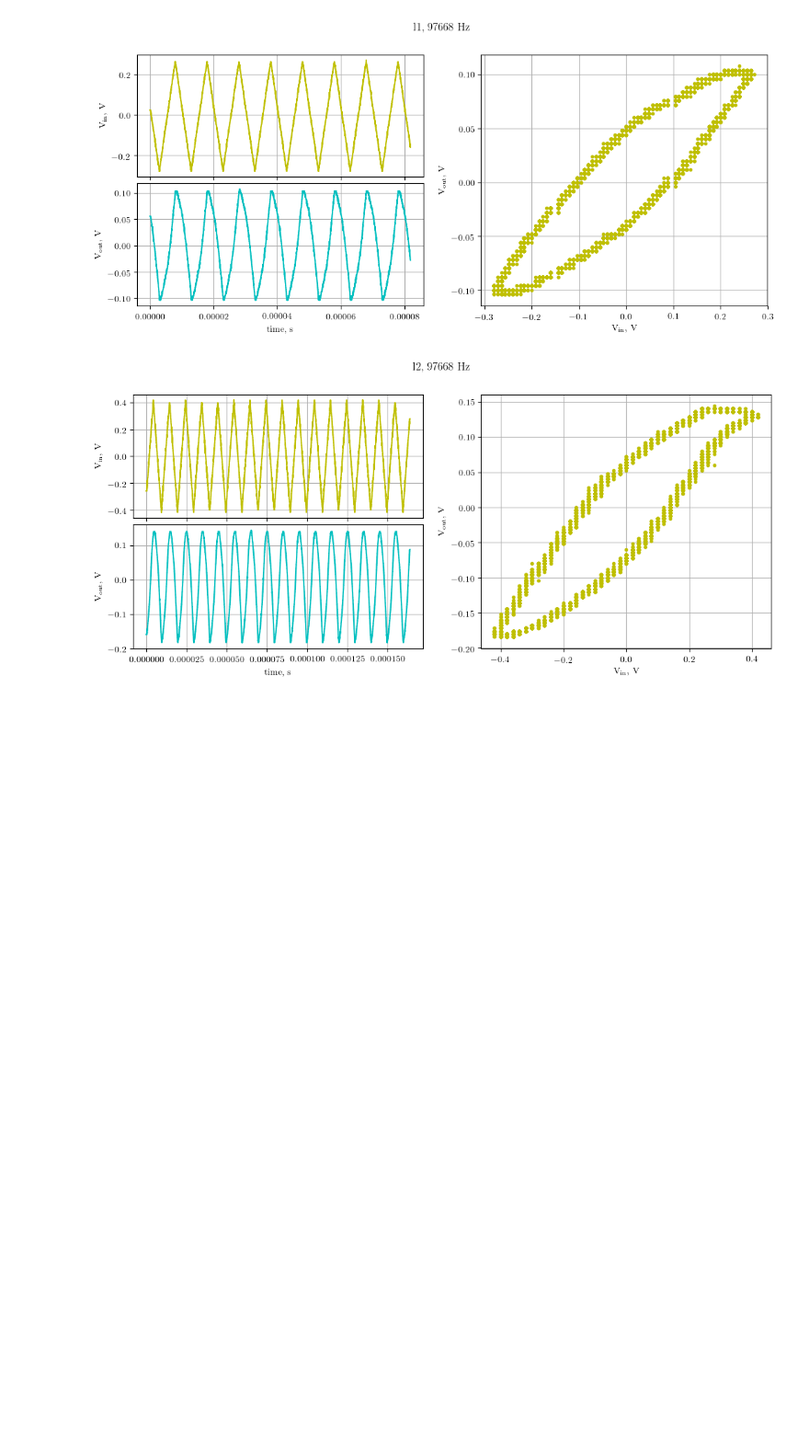
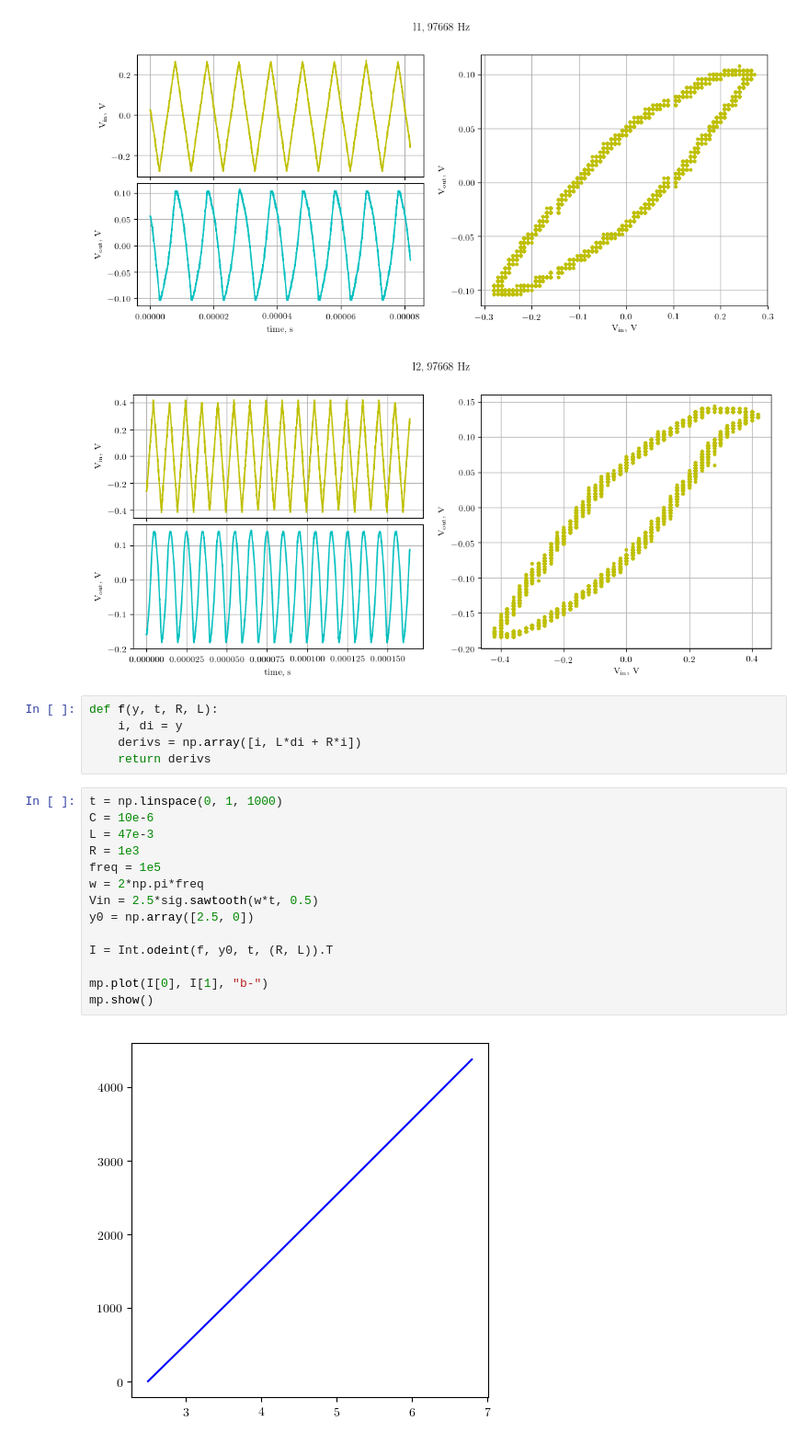
Before and after one commit to kvdomingo/AP185, a Jupyter notebook: E03/E03 data.ipynb, the cells around one changed output. Shown at 92% size. Saved outputs shown, nothing was run; the diff lists cells and outputs as text; blank space fills up the shorter version.

```diff
--- a/E03/E03 data.ipynb
+++ b/E03/E03 data.ipynb
@@ -58,3 +60,24 @@ for n in files:
 [figure]
 [figure]
 [figure]
+# %%
+def f(y, t, R, L):
+    i, di = y
+    derivs = np.array([i, L*di + R*i])
+    return derivs
+# %%
+t = np.linspace(0, 1, 1000)
+C = 10e-6
+L = 47e-3
+R = 1e3
+freq = 1e5
+w = 2*np.pi*freq
+Vin = 2.5*sig.sawtooth(w*t, 0.5)
+y0 = np.array([2.5, 0])
+
+I = Int.odeint(f, y0, t, (R, L)).T
+
+mp.plot(I[0], I[1], "b-")
+mp.show()
+# %% [output]
+[figure, added]
```
Also changed, not shown: parts of 1 cell of this notebook.
